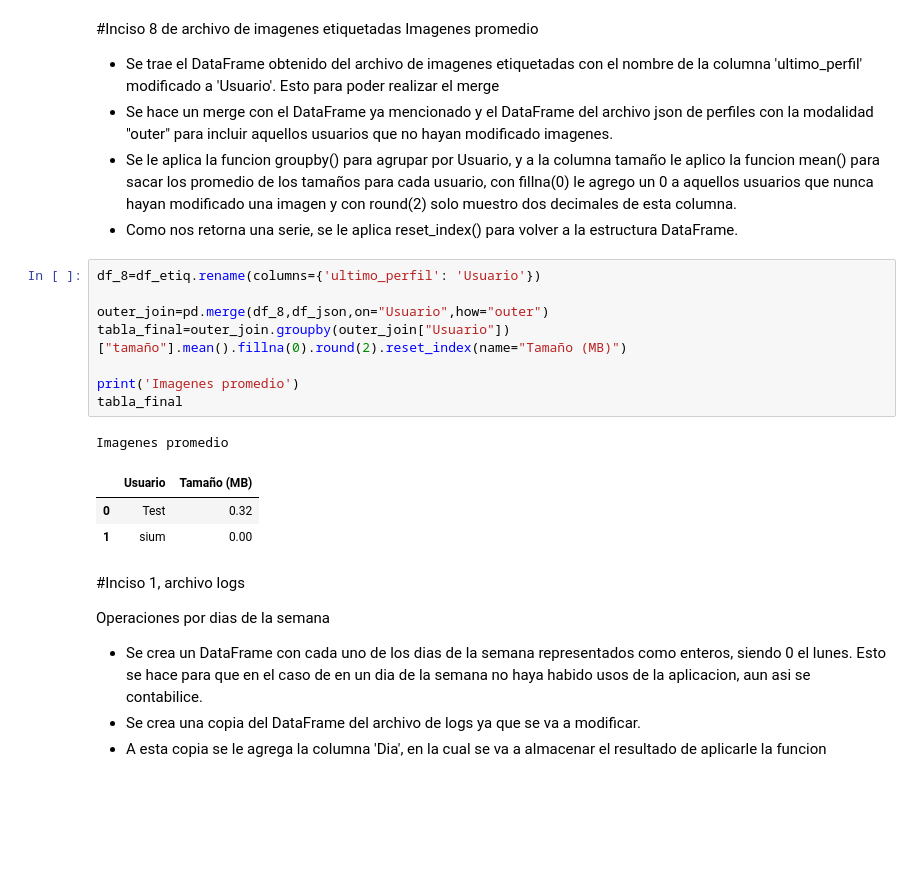
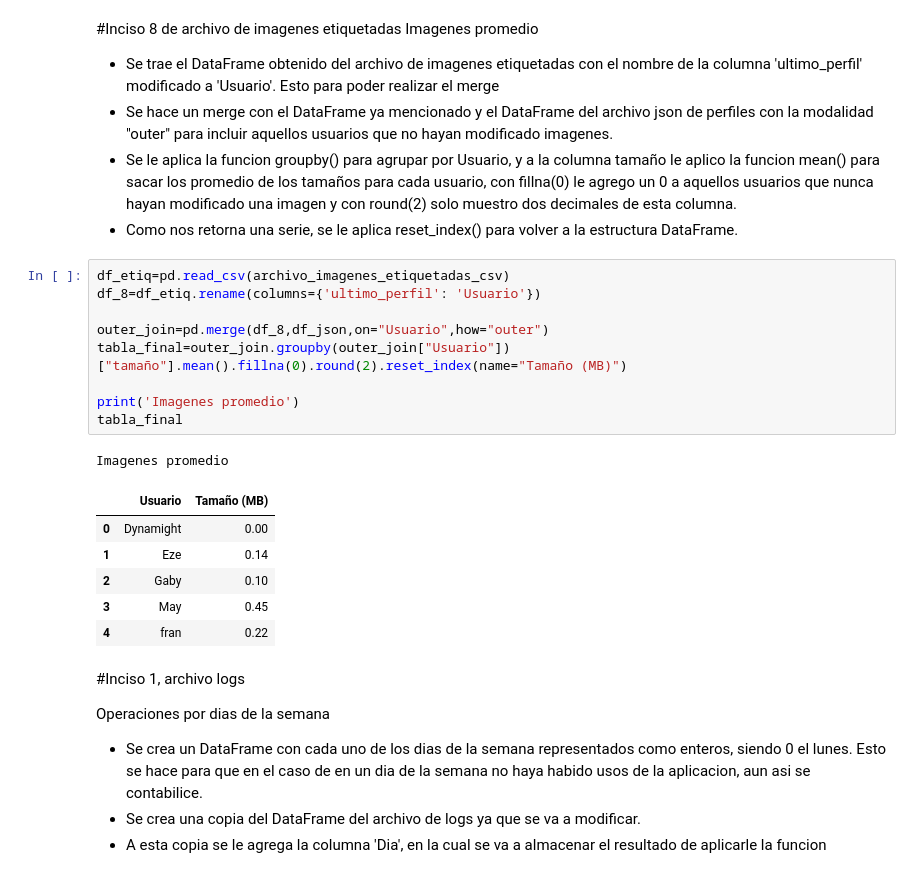
Before and after one commit to mayraPeguinho/unlpImage, a Jupyter notebook: notebooks/estadisticas_jupyter.ipynb, the cells around one changed output. Saved outputs shown, nothing was run; the diff lists cells and outputs as text; blank space fills up the shorter version.

```diff
--- a/notebooks/estadisticas_jupyter.ipynb
+++ b/notebooks/estadisticas_jupyter.ipynb
@@ -199,18 +212,22 @@ Tags más utilizados
 - Se le aplica la funcion groupby() para agrupar por Usuario, y a la columna tamaño le aplico la funcion mean() para sacar los promedio de los tamaños para cada usuario, con fillna(0) le agrego un 0 a aquellos usuarios que nunca hayan modificado una imagen y con round(2) solo muestro dos decimales de esta columna.
 - Como nos retorna una serie, se le aplica reset_index() para volver a la estructura DataFrame.
 # %%
+df_etiq=pd.read_csv(archivo_imagenes_etiquetadas_csv)
 df_8=df_etiq.rename(columns={'ultimo_perfil': 'Usuario'})
 
 outer_join=pd.merge(df_8,df_json,on="Usuario",how="outer")
 tabla_final=outer_join.groupby(outer_join["Usuario"])["tamaño"].mean().fillna(0).round(2).reset_index(name="Tamaño (MB)")
 
 print('Imagenes promedio')
 tabla_final
 # %% [output]
 Imagenes promedio
 |  | Usuario | Tamaño (MB) |
-| 0 | Test | 0.32 |
-| 1 | sium | 0.00 |
+| 0 | Dynamight | 0.00 |
+| 1 | Eze | 0.14 |
+| 2 | Gaby | 0.10 |
+| 3 | May | 0.45 |
+| 4 | fran | 0.22 |
 # %% [markdown]
 #Inciso 1, archivo logs
 
```
Also changed, not shown: parts of 5 cells of this notebook, 7 other files.
